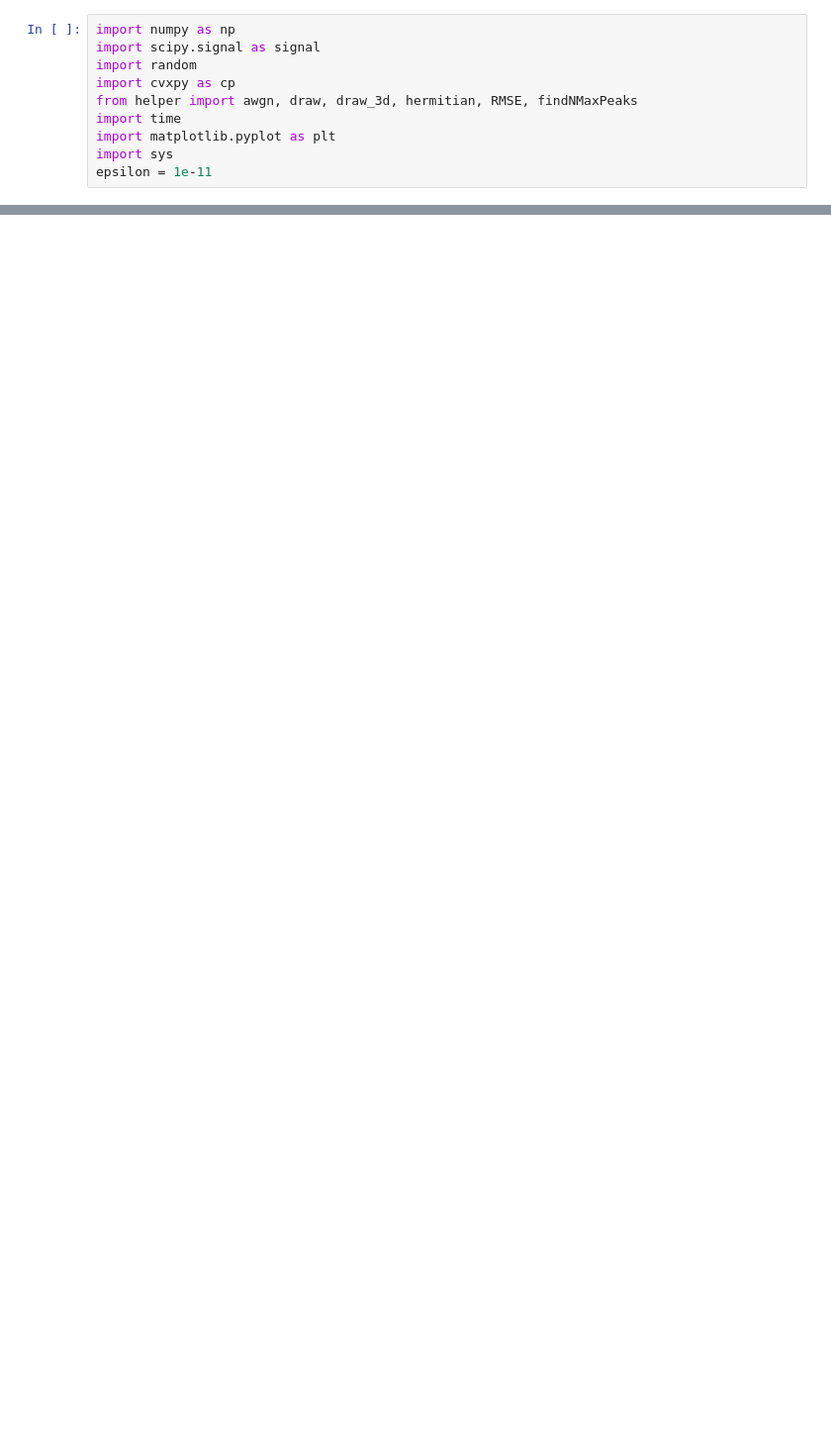
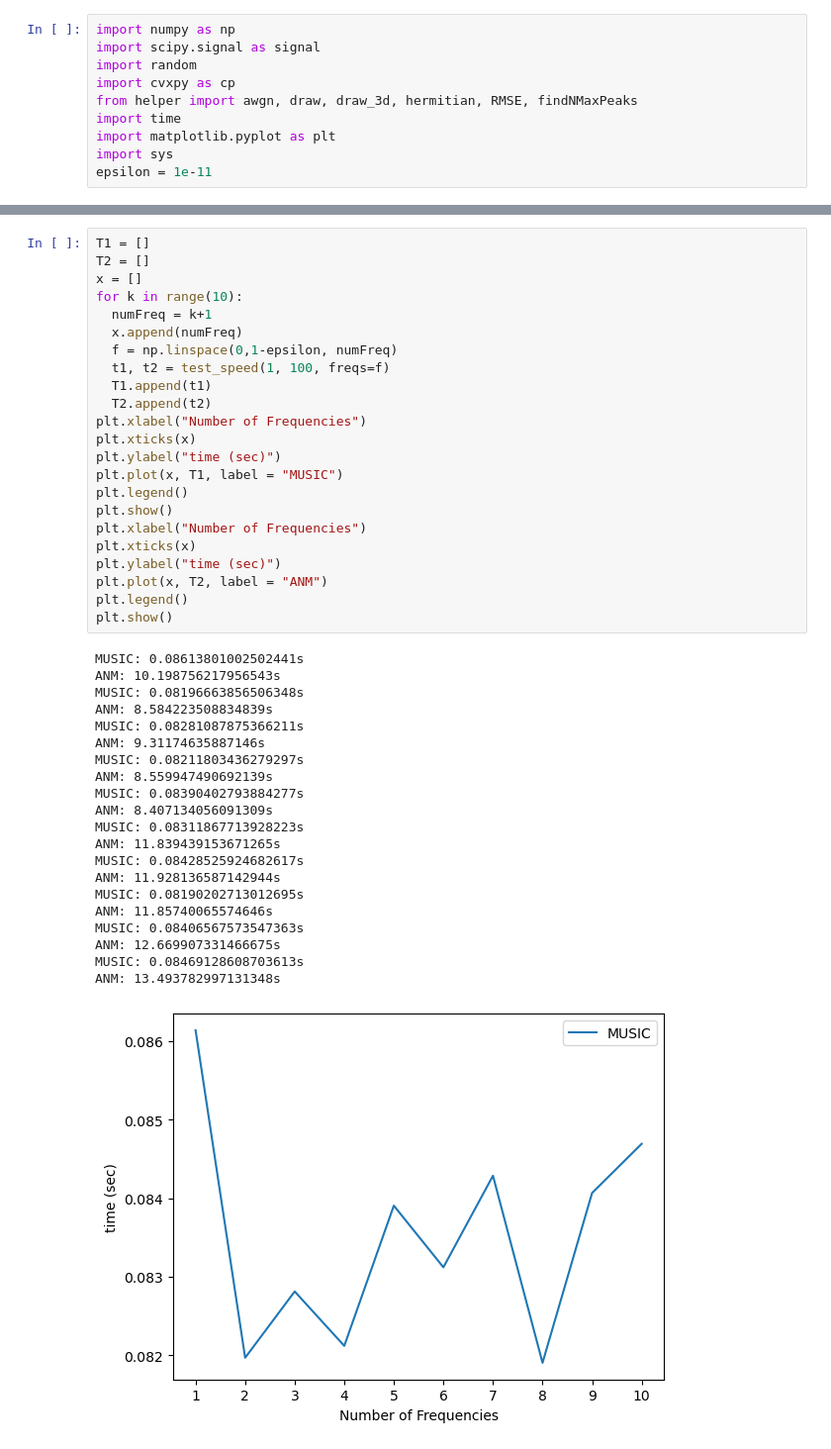
Before and after one commit to Alck2/math4999, a Jupyter notebook: code.ipynb, the cells around one changed output, grey strips where cells are left out. Shown at 99% size. Saved outputs shown, nothing was run; the diff lists cells and outputs as text; blank space fills up the shorter version.

```diff
--- a/code.ipynb
+++ b/code.ipynb
@@ -326,0 +327,45 @@ ANM: 0.31393980979919434s
+# %%
+T1 = []
+T2 = []
+x = []
+for k in range(10):
+  numFreq = k+1
+  x.append(numFreq)
+  f = np.linspace(0,1-epsilon, numFreq)
+  t1, t2 = test_speed(1, 100, freqs=f)
+  T1.append(t1)
+  T2.append(t2)
+plt.xlabel("Number of Frequencies")
+plt.xticks(x)
+plt.ylabel("time (sec)")
+plt.plot(x, T1, label = "MUSIC")
+plt.legend()
+plt.show()
+plt.xlabel("Number of Frequencies")
+plt.xticks(x)
+plt.ylabel("time (sec)")
+plt.plot(x, T2, label = "ANM")
+plt.legend()
+plt.show()
+# %% [output]
+MUSIC: 0.08613801002502441s
+ANM: 10.198756217956543s
+MUSIC: 0.08196663856506348s
+ANM: 8.584223508834839s
+MUSIC: 0.08281087875366211s
+ANM: 9.31174635887146s
+MUSIC: 0.08211803436279297s
+ANM: 8.559947490692139s
+MUSIC: 0.08390402793884277s
+ANM: 8.407134056091309s
+MUSIC: 0.08311867713928223s
+ANM: 11.839439153671265s
+MUSIC: 0.08428525924682617s
+ANM: 11.928136587142944s
+MUSIC: 0.08190202713012695s
+ANM: 11.85740065574646s
+MUSIC: 0.08406567573547363s
+ANM: 12.669907331466675s
+MUSIC: 0.08469128608703613s
+ANM: 13.493782997131348s
+[figure, added]
```
Also changed, not shown: parts of 11 cells of this notebook, 15 other files.
